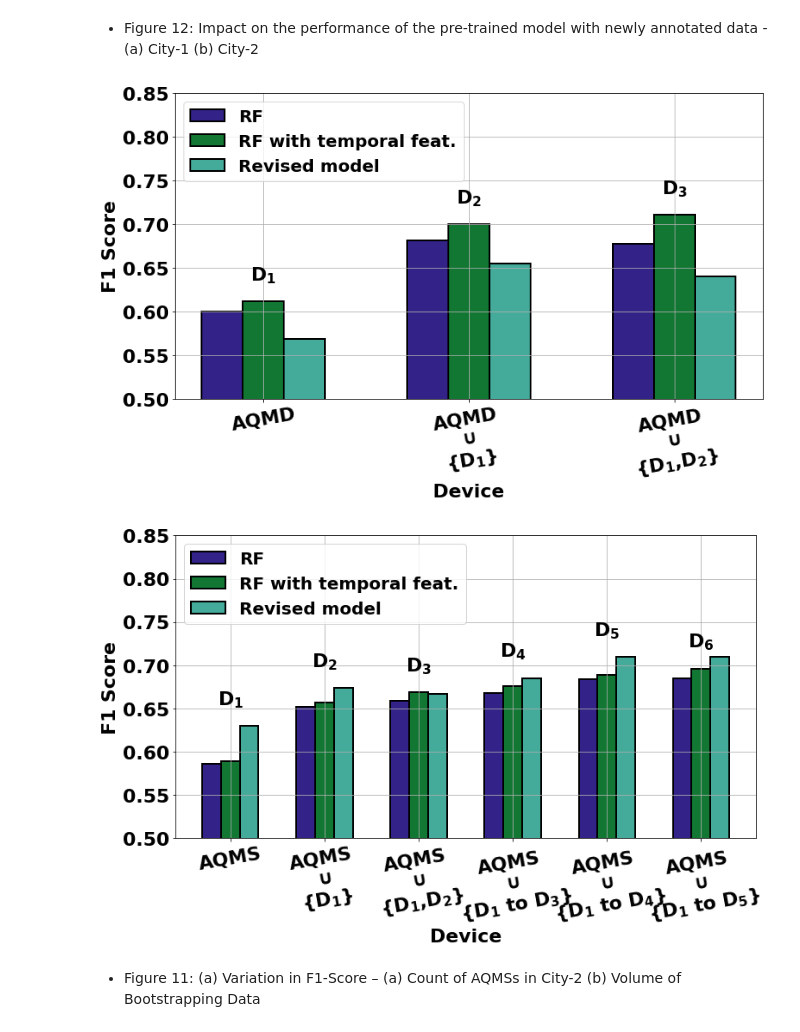
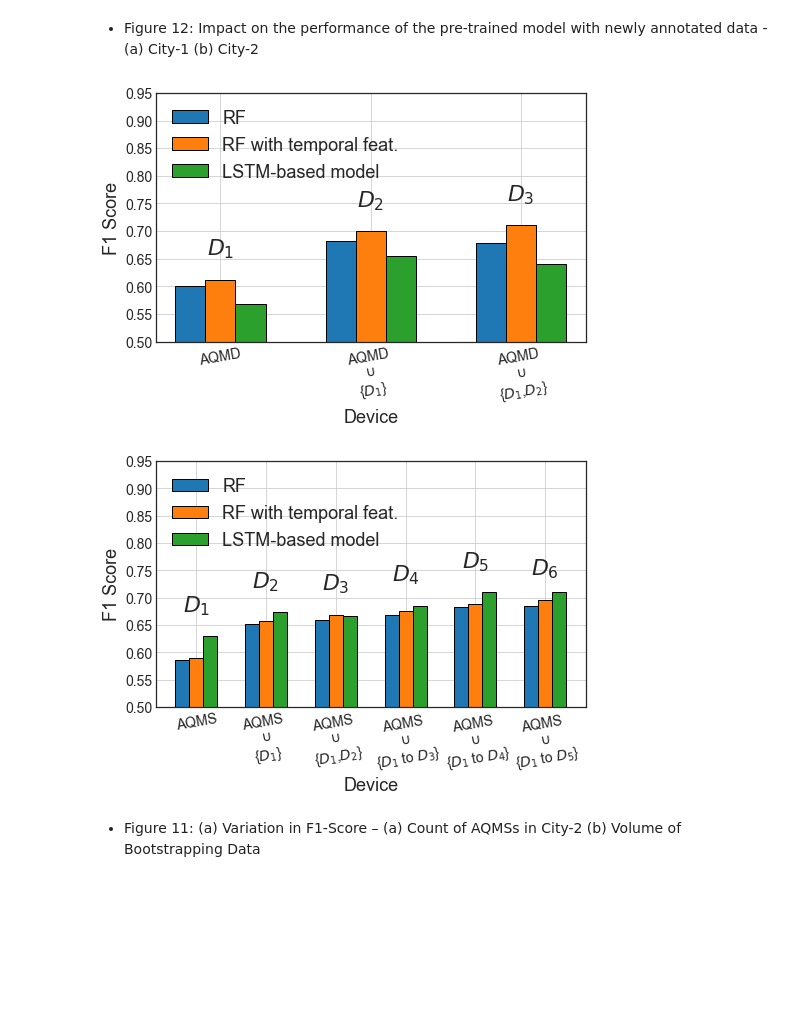
Before and after one commit to prasenjit52282/AQuaMoHo, a Jupyter notebook: plot.ipynb, the cells around one changed output. Cells and saved outputs as stored; diff of their text form; code cells hidden in the pictures; blank space fills up the shorter version.

Commit message:
majority of the plots are restyled

```diff
--- a/plot.ipynb
+++ b/plot.ipynb
@@ -5,10 +5,11 @@ import seaborn as sns
 from library.constants import *
 import matplotlib.pyplot as plt
 from sklearn.metrics import f1_score,confusion_matrix
+plt.style.use('seaborn-white')
 # %%
-color=["#332288","#117733","#44AA99","#88CCEE","#DDCC77","#CC6677"]
+# color=["#332288","#117733","#44AA99","#88CCEE","#DDCC77","#CC6677"]
 # color=['#648FFF','#785EF0','#DC267F','#FE6100','#FFB000','#6C8E80']
-# color=sns.color_palette()
+color=sns.color_palette()
 # %% [markdown]
 + Figure 12: Impact on the performance of the pre-trained model with newly annotated data -(a) City-1 (b) City-2
 # %%
@@ -21,57 +22,57 @@ xlabel=[]
 for n in [1,2,3]:
     D=""
     for d in range(1,n):
-        D+="$\mathbf{"+f"D_{d}"+"}$,"
+        D+="${"+f"D_{d}"+"}$,"
     if n==1:
         xlabel.append("AQMD")
         continue
-    xlabel.append("AQMD\n$\mathbf{\cup}$\n{"+D[:-1]+"}")
+    xlabel.append("AQMD\n${\cup}$\n{"+D[:-1]+"}")
 
 def addlabels(x,y):
     for i in range(len(x)):
         ax.text(i+1, y[i], x[i], fontdict=dict(size=fontsize),ha = 'center')
 
-fig, ax = plt.subplots(figsize=figsize)
+fig, ax = plt.subplots(figsize=(7,5))
 #RF OLD
 ax.bar(x=np.array([1,2,3])-0.2,height=rf_aug_old,align='center', alpha=1, ecolor='k',
-       capsize=10,color=color[0],
-       width=0.2,ec='k',linewidth=linewidth-2,
+       capsize=10,color=color[0],ec='k',linewidth=1,
+       width=0.2,
        error_kw =dict(linestyle='-',linewidth=3.0, color='black',markeredgewidth=3),label="RF")
 
 #RF
 ax.bar(x=np.array([1,2,3]),height=rf_aug,align='center', alpha=1, ecolor='k',
-       capsize=10,color=color[1],
-       width=0.2,ec='k',linewidth=linewidth-2,#hatch='oo',
+       capsize=10,color=color[1],ec='k',linewidth=1,
+       width=0.2,#hatch='oo',
        error_kw =dict(linestyle='-',linewidth=3.0, color='black',markeredgewidth=3),label="RF with temporal feat.")
 #RNN
 ax.bar(x=np.array([1,2,3])+0.2,height=rnn_aug,align='center', alpha=1, ecolor='k',
-       capsize=10,color=color[2],
-       width=0.2,ec='k',linewidth=linewidth-2,#hatch='//',
-       error_kw =dict(linestyle='-',linewidth=3.0, color='black',markeredgewidth=3),label="Revised model")
+       capsize=10,color=color[2],ec='k',linewidth=1,
+       width=0.2,#hatch='//',
+       error_kw =dict(linestyle='-',linewidth=3.0, color='black',markeredgewidth=3),label="LSTM-based model")
 
-ax.set_ylim(0.5,0.85)
+ax.set_ylim(0.5,0.95)
 #ax.set_xlim(-0.5,4.5)
 
-ax.set_xlabel("Device",fontsize=fontsize, fontweight='bold')
-ax.set_ylabel("F1 Score",fontsize=fontsize, fontweight='bold')
+ax.set_xlabel("Device",fontsize=18)
+ax.set_ylabel("F1 Score",fontsize=18)
 
 ax.set_xticks([1,2,3])
-ax.set_xticklabels(xlabel,rotation=10,fontsize=fontsize, fontweight='bold')
-plt.yticks(fontsize=fontsize, fontweight='bold')
-addlabels(["$\mathbf{D_"+f"{i}"+"}$\n" for i in range(1,4)],np.max([rf_aug_old.values,rf_aug.values,
+ax.set_xticklabels(xlabel,rotation=10,fontsize=14)
+plt.yticks(fontsize=14)
+addlabels(["${D_"+f"{i}"+"}$\n" for i in range(1,4)],np.max([rf_aug_old.values,rf_aug.values,
                                                                     rnn_aug.values],axis=0))
 
 #LEGEND######
 # plt.bar([1],[0],label='RF',color='white',ec='k')
 # plt.bar([1],[0],label='RF with temporal feat.',color='white',ec='k',hatch="oo")
 # plt.bar([1],[0],label='Revised model',color='white',ec='k',hatch='//')
-plt.legend(loc='upper left',prop=dict(size=fontsize-2,weight="bold"))
+plt.legend(loc='upper left',prop=dict(size=18))
 
 plt.tight_layout()
 plt.grid()
 fig.savefig("./logs/figs/dgp_aug.png")
 # %% [output]
-[figure, old version]
+[figure, new version]
 # %%
 #Delhi (b)
 rf_aug_old=pd.read_csv("./logs/exp/delhi_rf_old_aug.csv")["f1_score_test"] #RF OLD
@@ -80,56 +81,56 @@ rnn_aug=pd.read_csv("./logs/exp/delhi_rnn_aug.csv")["f1_score_test"] #RNN
 
 xlabel=\
 ['AQMS',
- 'AQMS\n$\\mathbf{\\cup}$\n{$\\mathbf{D_1}$}',
- 'AQMS\n$\\mathbf{\\cup}$\n{$\\mathbf{D_1}$,$\\mathbf{D_2}$}',
- 'AQMS\n$\\mathbf{\\cup}$\n{$\\mathbf{D_1}$ to $\\mathbf{D_3}$}',
- 'AQMS\n$\\mathbf{\\cup}$\n{$\\mathbf{D_1}$ to $\\mathbf{D_4}$}',
- 'AQMS\n$\\mathbf{\\cup}$\n{$\\mathbf{D_1}$ to $\\mathbf{D_5}$}']
+ 'AQMS\n${\\cup}$\n{${D_1}$}',
+ 'AQMS\n${\\cup}$\n{${D_1}$,${D_2}$}',
+ 'AQMS\n${\\cup}$\n{${D_1}$ to ${D_3}$}',
+ 'AQMS\n${\\cup}$\n{${D_1}$ to ${D_4}$}',
+ 'AQMS\n${\\cup}$\n{${D_1}$ to ${D_5}$}']
 
 def addlabels(x,y):
     for i in range(len(x)):
         ax.text(i+1, y[i], x[i], fontdict=dict(size=22),ha = 'center')
 
-fig, ax = plt.subplots(figsize=figsize)
+fig, ax = plt.subplots(figsize=(7,5))
 #RF OLD
 ax.bar(x=np.array([1,2,3,4,5,6])-0.2,height=rf_aug_old,align='center', alpha=1, ecolor='k',
        capsize=10,color=color[0],
-       width=0.2,ec='k',linewidth=linewidth-2,
+       width=0.2,ec='k',linewidth=1,
        error_kw =dict(linestyle='-',linewidth=linewidth-1, color='black',markeredgewidth=linewidth-1),label="RF")
 
 #RF
 ax.bar(x=np.array([1,2,3,4,5,6]),height=rf_aug,align='center', alpha=1, ecolor='k',
        capsize=10,color=color[1],
-       width=0.2,ec='k',linewidth=linewidth-2,#hatch='oo',
+       width=0.2,ec='k',linewidth=1,#hatch='oo',
        error_kw =dict(linestyle='-',linewidth=linewidth-1, color='black',markeredgewidth=linewidth-1),label="RF with temporal feat.")
 #RNN
 ax.bar(x=np.array([1,2,3,4,5,6])+0.2,height=list(rnn_aug)[:-1]+list([rnn_aug.values[-2]]), #GP
        align='center', alpha=1, ecolor='k',
        capsize=10,color=color[2],
-       width=0.2,ec='k',linewidth=linewidth-2,#hatch='//',
-       error_kw =dict(linestyle='-',linewidth=linewidth-1, color='black',markeredgewidth=linewidth-1),label="Revised model")
+       width=0.2,ec='k',linewidth=1,#hatch='//',
+       error_kw =dict(linestyle='-',linewidth=linewidth-1, color='black',markeredgewidth=linewidth-1),label="LSTM-based model")
 
-ax.set_ylim(0.5,0.85)
+ax.set_ylim(0.5,0.95)
 
-ax.set_xlabel("Device",fontsize=fontsize, fontweight='bold')
-ax.set_ylabel("F1 Score",fontsize=fontsize, fontweight='bold')
+ax.set_xlabel("Device",fontsize=18)
+ax.set_ylabel("F1 Score",fontsize=18)
 
 ax.set_xticks([1,2,3,4,5,6])
-ax.set_xticklabels(xlabel,rotation=10,fontsize=fontsize, fontweight='bold')
-plt.yticks(fontsize=fontsize, fontweight='bold')
-addlabels(["$\mathbf{D_"+f"{i}"+"}$\n" for i in range(1,7)],np.max([rf_aug.values,rnn_aug.values],axis=0))
+ax.set_xticklabels(xlabel,rotation=10,fontsize=14)
+plt.yticks(fontsize=14)
+addlabels(["${D_"+f"{i}"+"}$\n" for i in range(1,7)],np.max([rf_aug.values,rnn_aug.values],axis=0))
 
 #LEGEND######
 # plt.bar([1],[0],label='RF',color='white',ec='k')
 # plt.bar([1],[0],label='RF with temporal feat.',color='white',ec='k',hatch='oo')
 # plt.bar([1],[0],label='Revised model',color='white',ec='k',hatch='//')
-plt.legend(loc='upper left',prop=dict(size=fontsize-2,weight="bold"))
+plt.legend(loc='upper left',prop=dict(size=18))
 
 plt.tight_layout()
 plt.grid()
 fig.savefig("./logs/figs/delhi_aug.png")
 # %% [output]
-[figure, old version]
+[figure, new version]
 # %% [markdown]
 + Figure 11: (a) Variation in F1-Score – (a) Count of AQMSs in City-2 (b) Volume of Bootstrapping Data
 # %%
```
Also changed, not shown: parts of 15 cells of this notebook, 17 other files.
